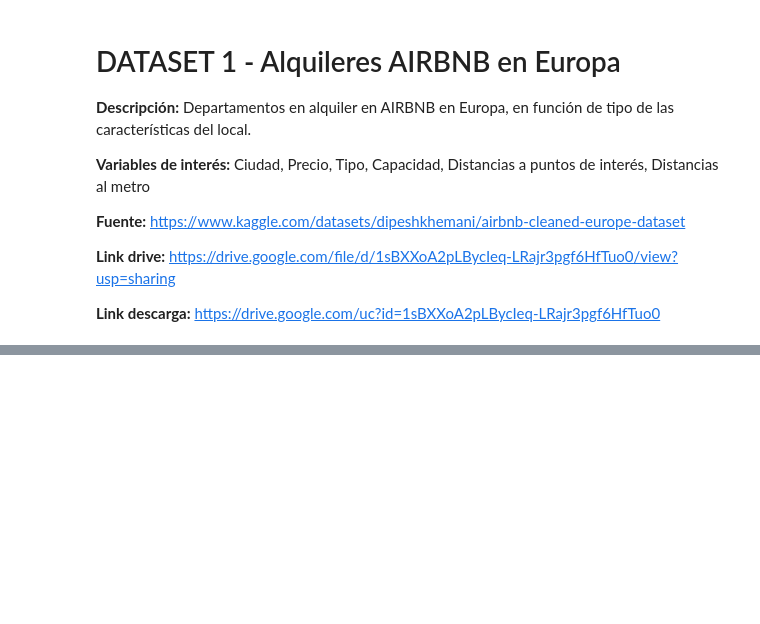
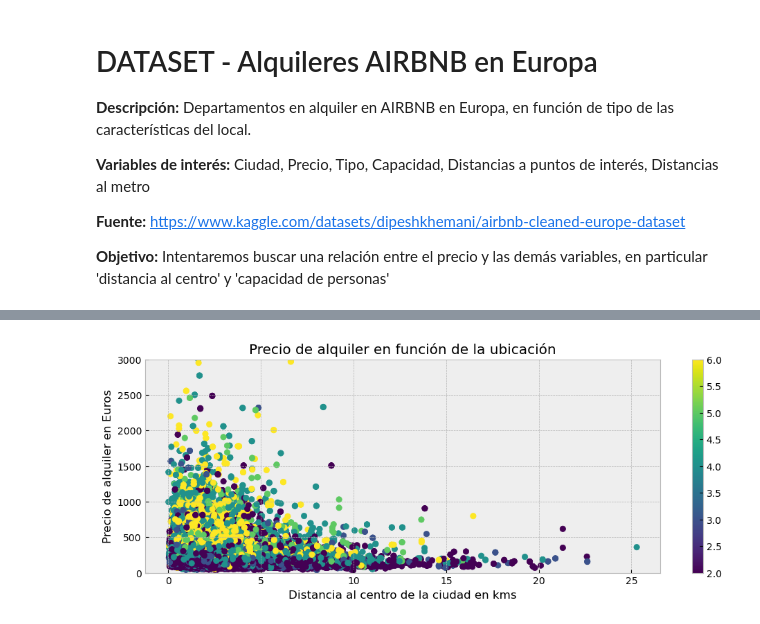
Before and after one commit to tekluis/CoderHouse, a Jupyter notebook: VISUALIZACION-TEK.ipynb, the cells around one changed output, grey strips where cells are left out. Drawn from its saved outputs; the diff is of its cells as text; code cells hidden in the pictures; blank space fills up the shorter version.

```diff
--- a/VISUALIZACION-TEK.ipynb
+++ b/VISUALIZACION-TEK.ipynb
@@ -1,5 +1,5 @@
 # %% [markdown]
-# DATASET 1 - Alquileres AIRBNB en Europa
+# DATASET - Alquileres AIRBNB en Europa
 
 **Descripción:**
 Departamentos en alquiler en AIRBNB en Europa, en función de tipo de las características del local.
@@ -10,17 +10,14 @@ Ciudad, Precio, Tipo, Capacidad, Distancias a puntos de interés, Distancias al
 **Fuente:**
 https://www.kaggle.com/datasets/dipeshkhemani/airbnb-cleaned-europe-dataset
 
-**Link drive:**
-https://drive.google.com/file/d/1sBXXoA2pLBycIeq-LRajr3pgf6HfTuo0/view?usp=sharing
-
-**Link descarga:**
-https://drive.google.com/uc?id=1sBXXoA2pLBycIeq-LRajr3pgf6HfTuo0
+**Objetivo:**
+Intentaremos buscar una relación entre el precio y las demás variables, en particular 'distancia al centro' y 'capacidad de personas'
 # %%
 import pandas as pd
 import requests
 from io import StringIO
 
-url = f'https://drive.google.com/uc?id=1sBXXoA2pLBycIeq-LRajr3pgf6HfTuo0'
+url = 'https://raw.githubusercontent.com/tekluis/CoderHouse/main/Aemf.csv'
 response = requests.get(url).text
 csv_data = StringIO(response)
 
@@ -39,3 +36,27 @@ Primeras 5 filas del dataframe
 | 2 | Amsterdam | 264.101422 | Weekday | Private room | False | True | 2 | False | ... |
 | 3 | Amsterdam | 433.529398 | Weekday | Private room | False | True | 4 | False | ... |
 | 4 | Amsterdam | 485.552926 | Weekday | Private room | False | True | 2 | True | ... |
+# %%
+import matplotlib as mpl
+import matplotlib.pyplot as plt
+import seaborn as sns
+import pandas as pd
+
+mpl.style.use('bmh')
+
+x=df['City Center (km)']
+y=df['Price']
+
+fig, ax = plt.subplots(figsize=(12, 4))
+mapeo_colores = ax.scatter(x, y, c=df['Person Capacity'])
+fig.colorbar(mapeo_colores)
+
+ax.set_ylim(0, 3000)
+
+ax.set_title('Precio de alquiler en función de la ubicación')
+ax.set_xlabel('Distancia al centro de la ciudad en kms')
+ax.set_ylabel('Precio de alquiler en Euros')
+
+plt.show()
+# %% [output]
+[figure, added]
```
Also changed, not shown: parts of 2 cells of this notebook.
